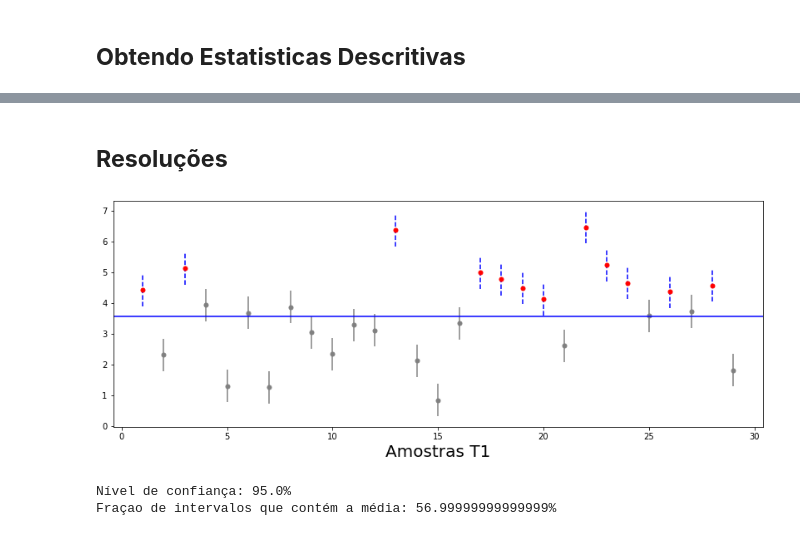
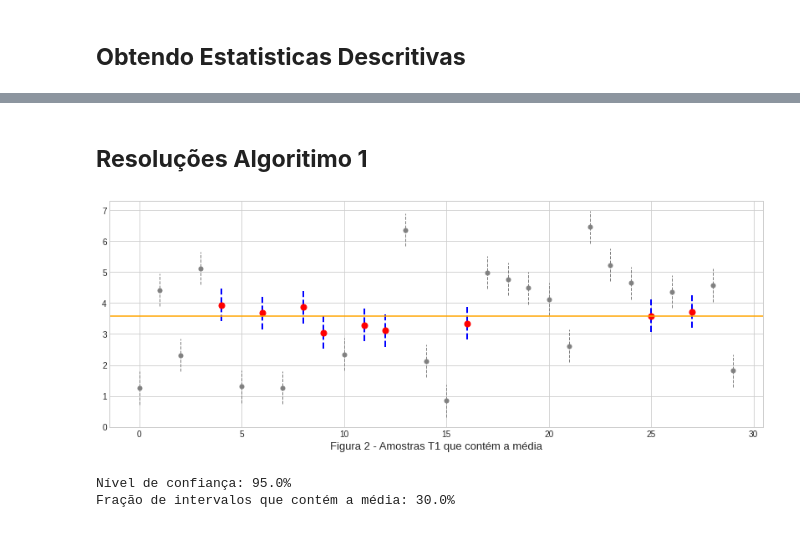
Before and after one commit to SamuelOliveira/Colab, a Jupyter notebook: FT043_2021S1_T4.ipynb, the cells around one changed output, grey strips where cells are left out. Cells and saved outputs as stored; diff of their text form; code cells hidden in the pictures.

```diff
--- a/FT043_2021S1_T4.ipynb
+++ b/FT043_2021S1_T4.ipynb
@@ -116,0 +82,20 @@ plt.show()
+# %%
+plt.style.use('seaborn-whitegrid')
+fig, ax = plt.subplots(figsize=(14, 5))
+
+
+ax.errorbar(mu_t1, 0, xerr=(ic_t1[1]),
+            fmt='o', markersize=8, capsize=5, label='95% IC Algoritimo T1', color='k')
+
+ax.errorbar(mu_t2, 1, xerr=(ic_t2[0]),
+            fmt='o', markersize=8, capsize=5, label='95% IC Algoritimo T2', color='grey')
+
+ax.set_ylim(-0.5, 1.8)
+ax.fill_betweenx([0, 1], mu_t2-ic_t2[0], mu_t1+ic_t1[1], facecolor='orange', alpha=0.1)
+
+ax.legend(loc='best', fontsize=11, framealpha=1, frameon=True)
+ax.set_xlabel('Figura 1 - Intersecção entre as Amostras', fontsize=13)
+
+ax.yaxis.set_major_formatter(plt.NullFormatter())
+
+fig.tight_layout();
@@ -117,39 +112,41 @@ plt.show()
 # %% [markdown]
-## **Resoluções**
+## **Resoluções Algoritimo 1**
 # %%
 # numero de intervalos
-Ns = size_T1
+Ns = len(t1)
 # media populacional
-mu = mu_T1
+mu = mu_t1
 # desvio padrão populacional
-sigma = sigma_T1
-beta = 0.95 # nivel de confianca
+sigma = sigma_t1
+
+beta = tl # nivel de confianca
 zalpha = 1.96 # valor de z (a partir de beta)
 c = 0 # conta o numero de intervalos que contem a media
 plt.figure(figsize=(14,5))
 
-for s in range(1,Ns):
-    x = T1[s]                                   # amostra
+for s in range(0,Ns):
+    x = t1[s]                                   # amostra
     IC1 = np.mean(x) - zalpha*sigma/np.sqrt(Ns) #intervalo inferior
     IC2 = np.mean(x) + zalpha*sigma/np.sqrt(Ns) #intervalo superior
-    is_between = x <= ic_T1[1] >= ic_T1[0]
+    is_between = ic_t1[0] <= x <= ic_t1[1]
     if(is_between):
         c =  c + 1
-        # mostra o intervalo em cinza se continar a media
-        plt.vlines(s, ymin=IC1, ymax=IC2, color = 'gray')
-        plt.plot(s,np.mean(x), 'o', color = 'gray', markersize=5)
+        # mostra o intervalo que contem a media
+        plt.vlines(s, ymin=IC1, ymax=IC2, color='blue', linestyles='dashed', lw=2)
+        plt.plot(s, np.mean(x), 'o', color='red', markersize=7)
     else:
-        # mostra o intervalo que nao contem a media
-        plt.vlines(s, ymin=IC1, ymax=IC2, color = 'blue', linestyles = 'dashed')
-        plt.plot(s,np.mean(x), 'o', color = 'red', markersize=5)
+        # mostra o intervalo em cinza se não contem a media
+        plt.vlines(s, ymin=IC1, ymax=IC2, color='gray', linestyles='dashed', lw=1)
+        plt.plot(s, np.mean(x), 'o', color='gray', markersize=5)
+
 mu_Ns = round(c/Ns,2)*100
 
-plt.axhline(y = mu, color = 'blue') # mostra a media populacional
-plt.xlabel('Amostras T1', fontsize=20)
+plt.axhline(y=mu, color='orange') # mostra a media populacional
+plt.xlabel('Figura 2 - Amostras T1 que contém a média', fontsize=13)
 plt.show()
 print('Nível de confiança: {}%'.format(beta*100))
-print('Fraçao de intervalos que contém a média: {}%'.format(mu_Ns))
+print('Fração de intervalos que contém a média: {}%'.format(mu_Ns))
 # %% [output]
-[figure, old version]
+[figure, new version]
 Nível de confiança: 95.0%
-Fraçao de intervalos que contém a média: 56.99999999999999%
+Fração de intervalos que contém a média: 30.0%
```
Also changed, not shown: parts of 17 cells of this notebook.
